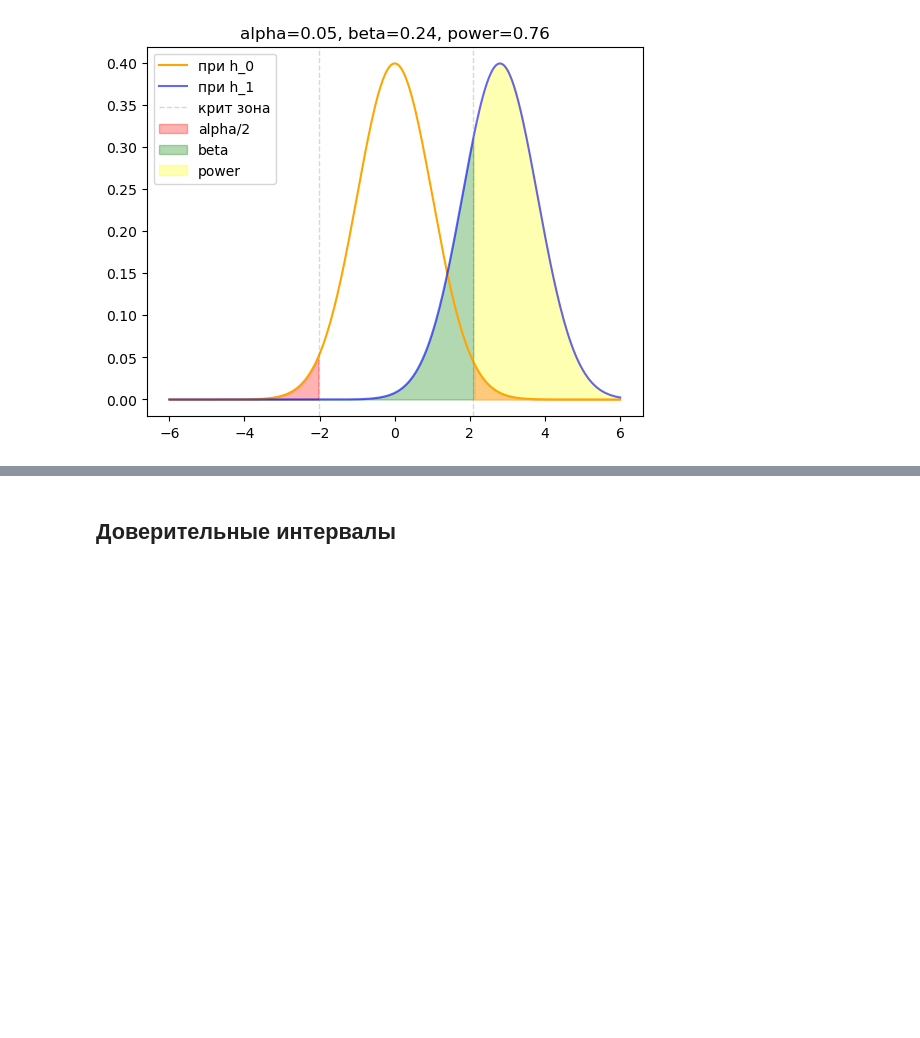
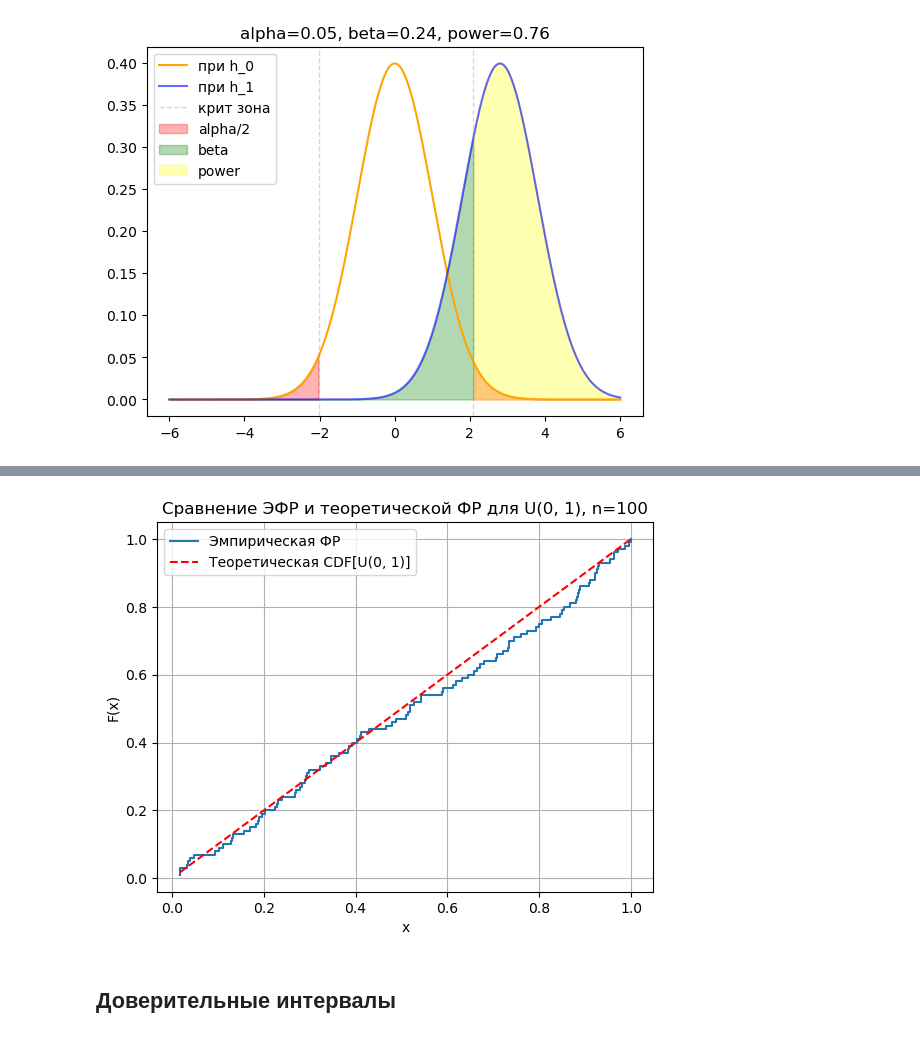
Before and after one commit to VictorChepkasov/ab-week-shad, a Jupyter notebook: My_notes.ipynb, the cells around one changed output, grey strips where cells are left out. Saved outputs shown, nothing was run; the diff lists cells and outputs as text; code cells hidden in the pictures; blank space fills up the shorter version.

```diff
--- a/My_notes.ipynb
+++ b/My_notes.ipynb
@@ -54,3 +125,29 @@ plt.legend()
+# %%
+#Генерирую выборку размера n
+n = 100
+np.random.seed(62)
+sample = np.random.uniform(0, 1, n)
+
+#Строю ЭФР
+sorted_sample = np.sort(sample)
+ecdf = np.arange(1, n+1)/n
+
+#Теоретическая CDF для
+x_theor = cdf_theor = np.linspace(min(sample), max(sample), 100)
+
+#Рисуем
+plt.title(f'Сравнение ЭФР и теоретической ФР для U(0, 1), n={n}')
+plt.step(sorted_sample, ecdf, where='post', label='Эмпирическая ФР')
+plt.plot(x_theor, cdf_theor, 'r--', label='Теоретическая CDF[U(0, 1)]')
+plt.xlabel('x')
+plt.ylabel('F(x)')
+# plt.ylim(-2.5, 2.5)
+# plt.xlim(-2.5, 2.5)
+plt.legend()
+plt.grid(True)
+plt.show()
+# %% [output]
+[figure, added]
 # %% [markdown]
 ## Доверительные интервалы
 # %%
```
Also changed, not shown: parts of 8 cells of this notebook.
